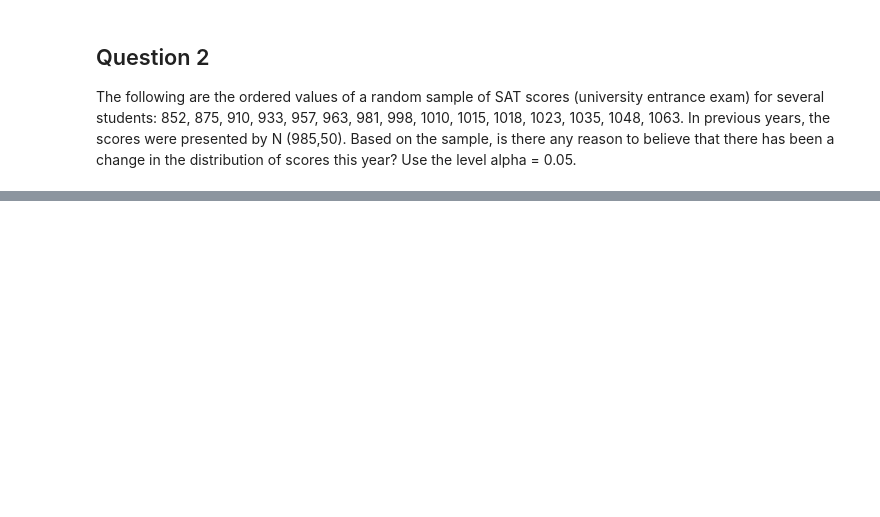
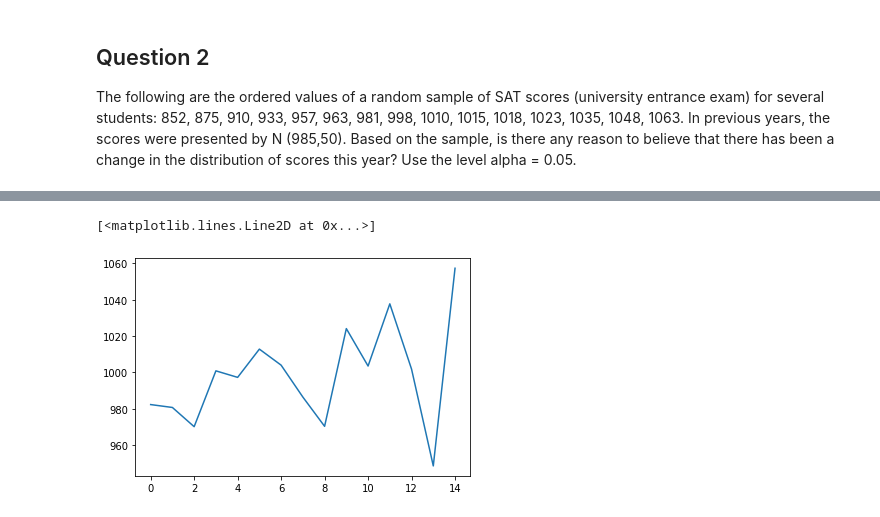
Before and after one commit to ta-data-lis/lab-goodfit-indeptests, a Jupyter notebook: your_code/main.ipynb, the cells around one changed output, grey strips where cells are left out. Cells and saved outputs as stored; diff of their text form; code cells hidden in the pictures; blank space fills up the shorter version.

```diff
--- a/your_code/main.ipynb
+++ b/your_code/main.ipynb
@@ -15,3 +79,9 @@ The following are the ordered values of a random sample of SAT scores (universit
+# %%
+previous = np.random.normal(985,50,15)
+plt.plot(previous)
+# %% [output]
+[<matplotlib.lines.Line2D at 0x...>]
+[figure, added]
 # %% [markdown]
 ## Question 3
 Let's analyze a discrete distribution. To analyze the number of defective items in a factory in the city of Medellín, we took a random sample of n = 60 articles and observed the number of defectives in the following table:
```
Also changed, not shown: parts of 16 cells of this notebook.
